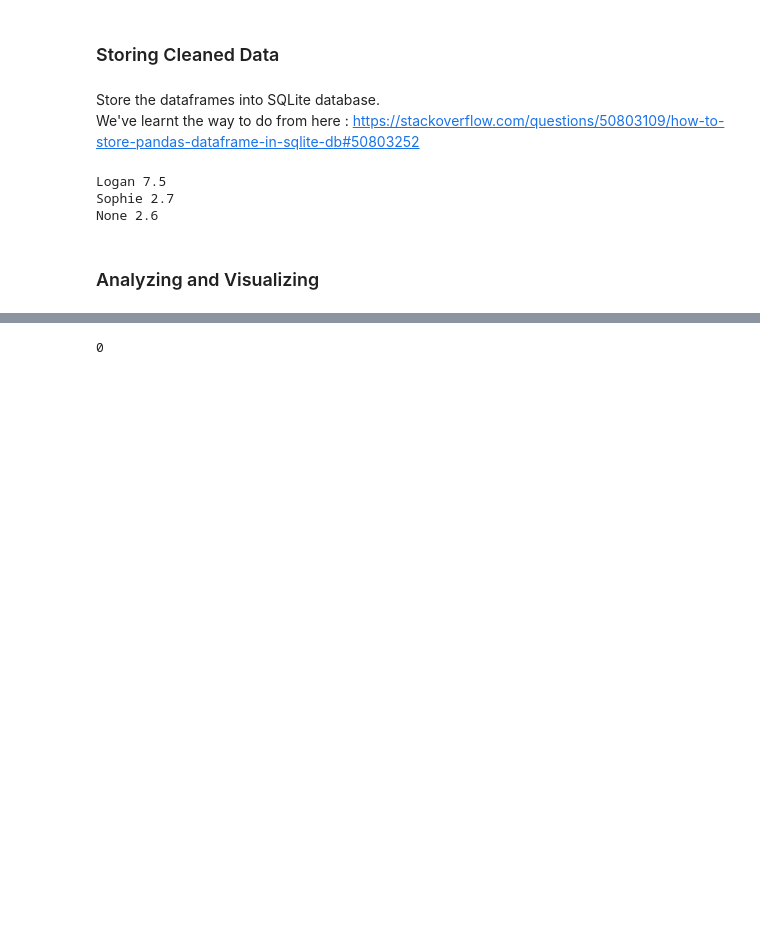
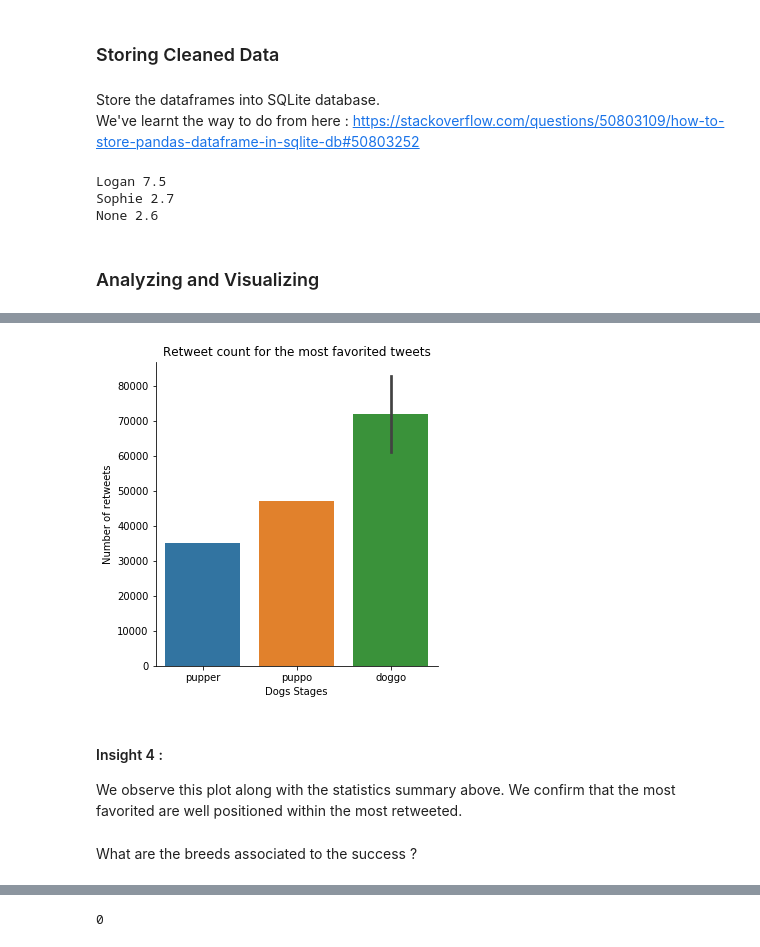
Before and after one commit to jlcossi/wrangle_and_analyze_data, a Jupyter notebook: wrangle_act.ipynb, the cells around one changed output, grey strips where cells are left out. Saved outputs shown, nothing was run; the diff lists cells and outputs as text; code cells hidden in the pictures; blank space fills up the shorter version.

```diff
--- a/wrangle_act.ipynb
+++ b/wrangle_act.ipynb
@@ -1164,0 +1218,4 @@ None 2.6
+# %%
+# Get the rating of the most favorited
+df_most_favorited = df_tweets.query('favorite_count > 100000')
+df_most_favorited.rating.value_counts()
@@ -1164,0 +1242,11 @@ None 2.6
+# %%
+# Are they part of the most retweeted ?
+retweetplot = sns.catplot(x="stage", y="retweet_count", kind="bar", data=df_most_favorited)
+retweetplot.set(title='Retweet count for the most favorited tweets', xlabel='Dogs Stages', ylabel='Number of retweets');
+# %% [output]
+[figure, added]
+# %% [markdown]
+#### Insight 4 :
+We observe this plot along with the statistics summary above. We confirm that the most favorited are well positioned within the most retweeted.
+# %% [markdown]
+What are the breeds associated to the success ?
```
Also changed, not shown: parts of 26 cells of this notebook.
